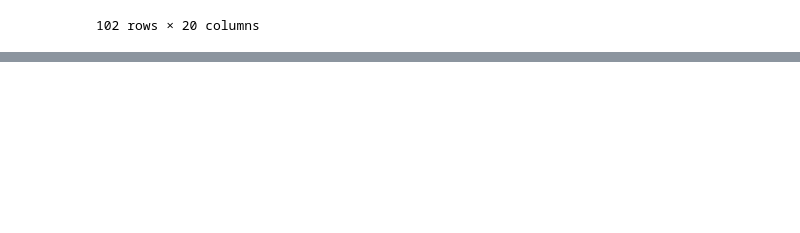
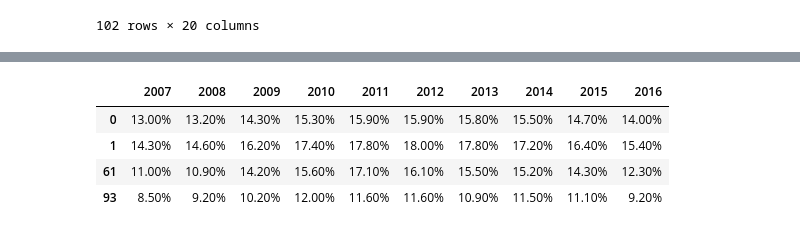
Before and after one commit to JANSSOC/Group6_Project, a Jupyter notebook: Poverty Trends.ipynb, the cells around one changed output, grey strips where cells are left out. Cells and saved outputs as stored; diff of their text form; code cells hidden in the pictures; blank space fills up the shorter version.

```diff
--- a/Poverty Trends.ipynb
+++ b/Poverty Trends.ipynb
@@ -71,0 +31,6 @@ NameError: name 'xaxis' is not defined
+# %%
+data1 = data.drop(['Geography Name', '1998', '1999', '2000', '2001', '2002', '2003', '2004', '2005', '2006',], axis=1)
+meck = data1.iloc[61]
+meck
+wake = data1.iloc[93]
+wake
@@ -71,0 +49,9 @@ NameError: name 'xaxis' is not defined
+# %%
+pov = data1.iloc[[0, 1, 61, 93]]
+pov
+# %% [output]
+|  | 2007 | 2008 | 2009 | 2010 | 2011 | 2012 | 2013 | 2014 | 2015 | 2016 |
+| 0 | 13.00% | 13.20% | 14.30% | 15.30% | 15.90% | 15.90% | 15.80% | 15.50% | 14.70% | 14.00% |
+| 1 | 14.30% | 14.60% | 16.20% | 17.40% | 17.80% | 18.00% | 17.80% | 17.20% | 16.40% | 15.40% |
+| 61 | 11.00% | 10.90% | 14.20% | 15.60% | 17.10% | 16.10% | 15.50% | 15.20% | 14.30% | 12.30% |
+| 93 | 8.50% | 9.20% | 10.20% | 12.00% | 11.60% | 11.60% | 10.90% | 11.50% | 11.10% | 9.20% |
```
Also changed, not shown: parts of 8 cells of this notebook, 3 other files.
